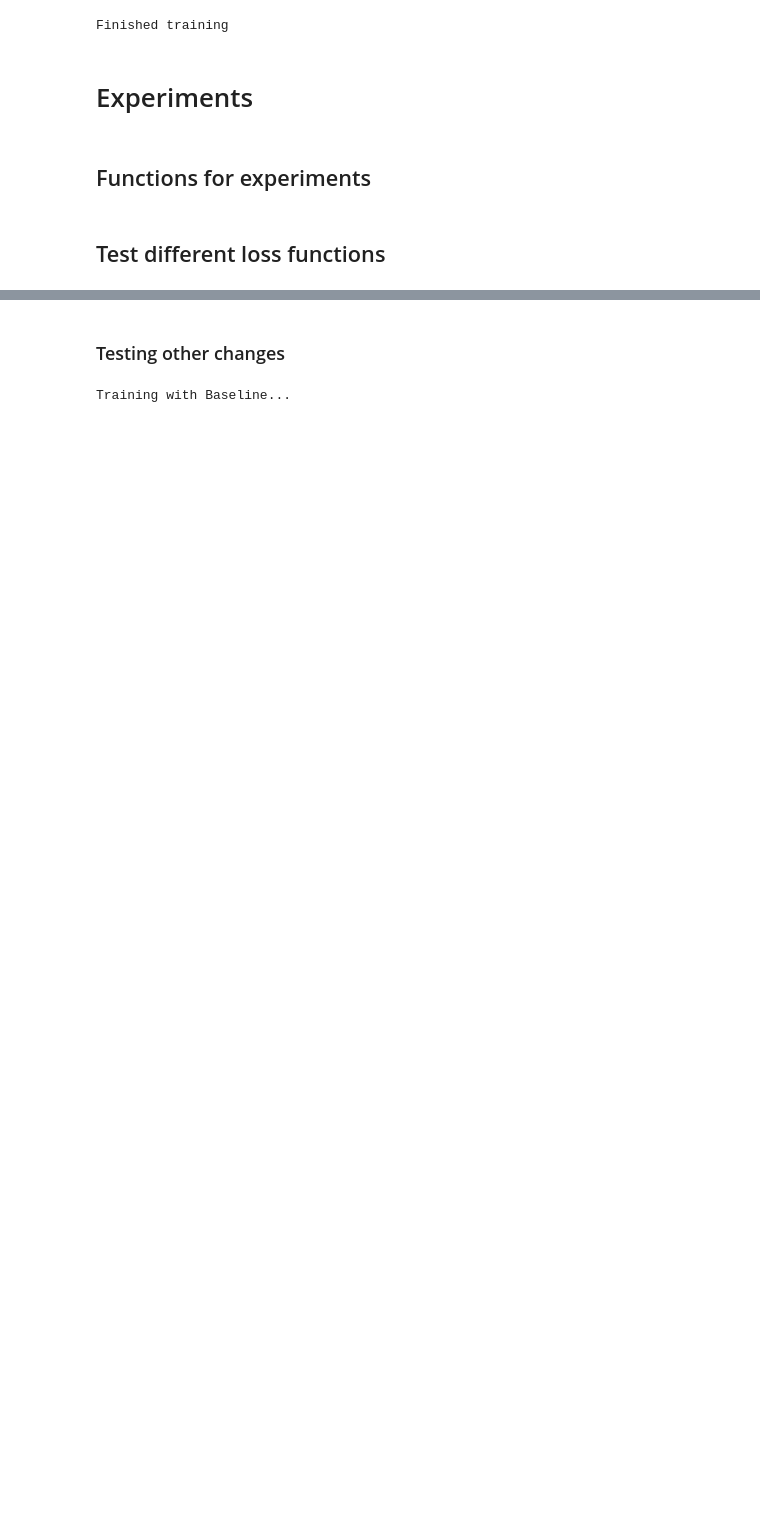
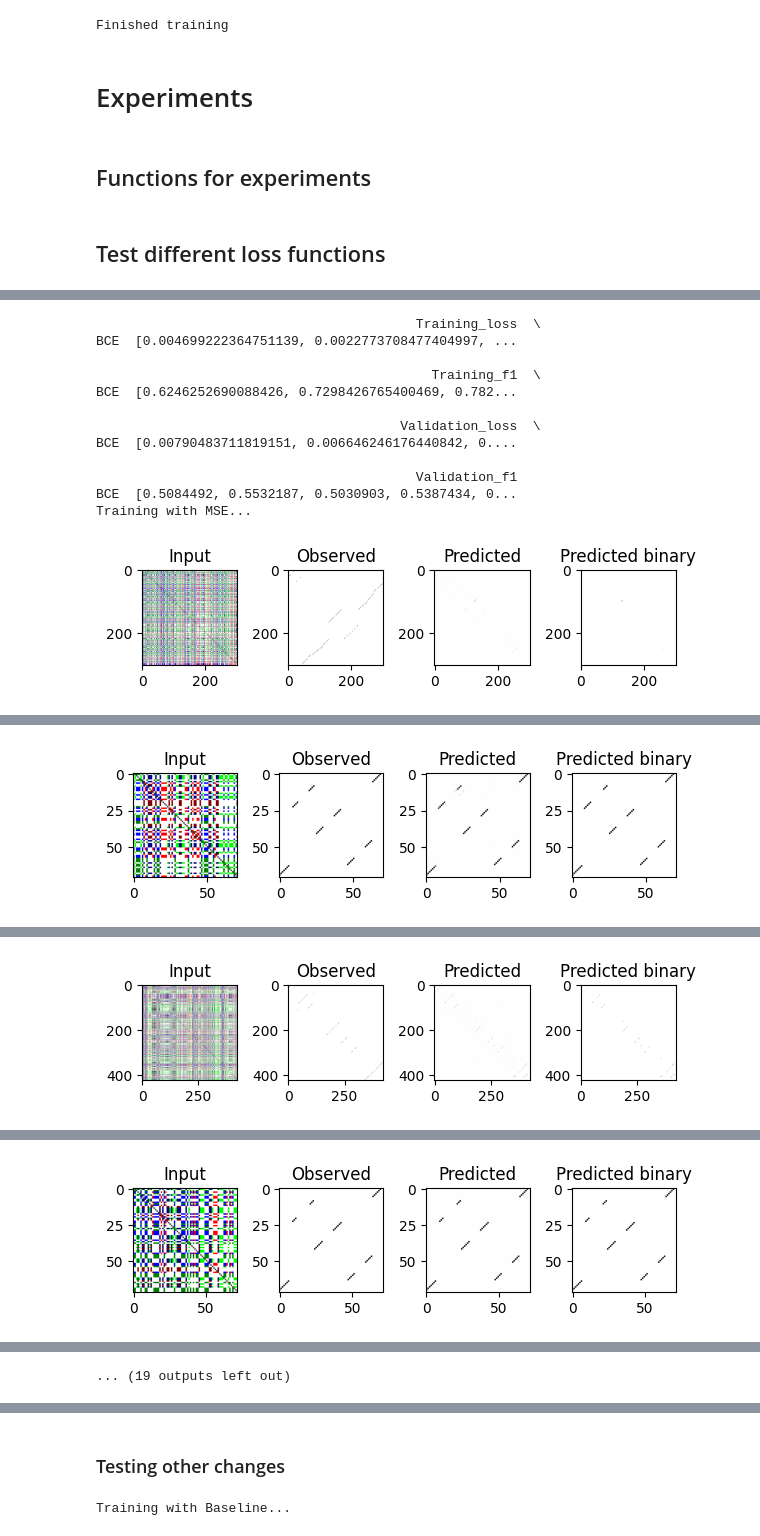
Before and after one commit to MEskerod/project_deeplearning_2023, a Jupyter notebook: deeplearning_project.ipynb, the cells around one changed output, grey strips where cells are left out. Saved outputs shown, nothing was run; the diff lists cells and outputs as text; code cells hidden in the pictures; blank space fills up the shorter version.

```diff
--- a/deeplearning_project.ipynb
+++ b/deeplearning_project.ipynb
@@ -920,0 +923,32 @@ Epoch [5/6], Loss: 0.0013, Validation: 0.1016
+# %%
+#CONTINUE EXPERIMENT
+
+# Define your train_dataset and validation_dataset here
+train_dataset = ImageToImageDataset(train_input_dir, train_output_dir, input_transform = dataTransformer, output_transform = dataTransformer)
+validation_dataset = ImageToImageDataset(val_input_dir, val_output_dir, input_transform = dataTransformer, output_transform = dataTransformer)
+
+
+loaded_losses_df = pd.read_csv('/content/drive/MyDrive/loss_experiment.csv', index_col=0)
+print(loaded_losses_df)
+
+#Define loss functions
+loss_functions = {"MSE": mse_loss,
+    "DICE Loss": dice_loss,
+    "Asymmetric Loss": asymmetric_loss,
+}
+
+losses_df = test_different_losses(loss_functions, train_dataset, validation_dataset, output_file = '/content/drive/MyDrive/loss_experiment.csv', df = loaded_losses_df)
+# %% [output]
+                                         Training_loss  \
+BCE  [0.004699222364751139, 0.0022773708477404997, ...
+
+                                           Training_f1  \
+BCE  [0.6246252690088426, 0.7298426765400469, 0.782...
+
+                                       Validation_loss  \
+BCE  [0.00790483711819151, 0.006646246176440842, 0....
+
+                                         Validation_f1
+BCE  [0.5084492, 0.5532187, 0.5030903, 0.5387434, 0...
+Training with MSE...
+[figure, added]
@@ -920,0 +956 @@ Epoch [5/6], Loss: 0.0013, Validation: 0.1016
+[figure, added]
@@ -920,0 +958 @@ Epoch [5/6], Loss: 0.0013, Validation: 0.1016
+[figure, added]
@@ -920,0 +960 @@ Epoch [5/6], Loss: 0.0013, Validation: 0.1016
+[figure, added]
@@ -920,0 +965 @@ Epoch [5/6], Loss: 0.0013, Validation: 0.1016
+... (19 outputs left out)
```
Also changed, not shown: parts of 14 cells of this notebook.
